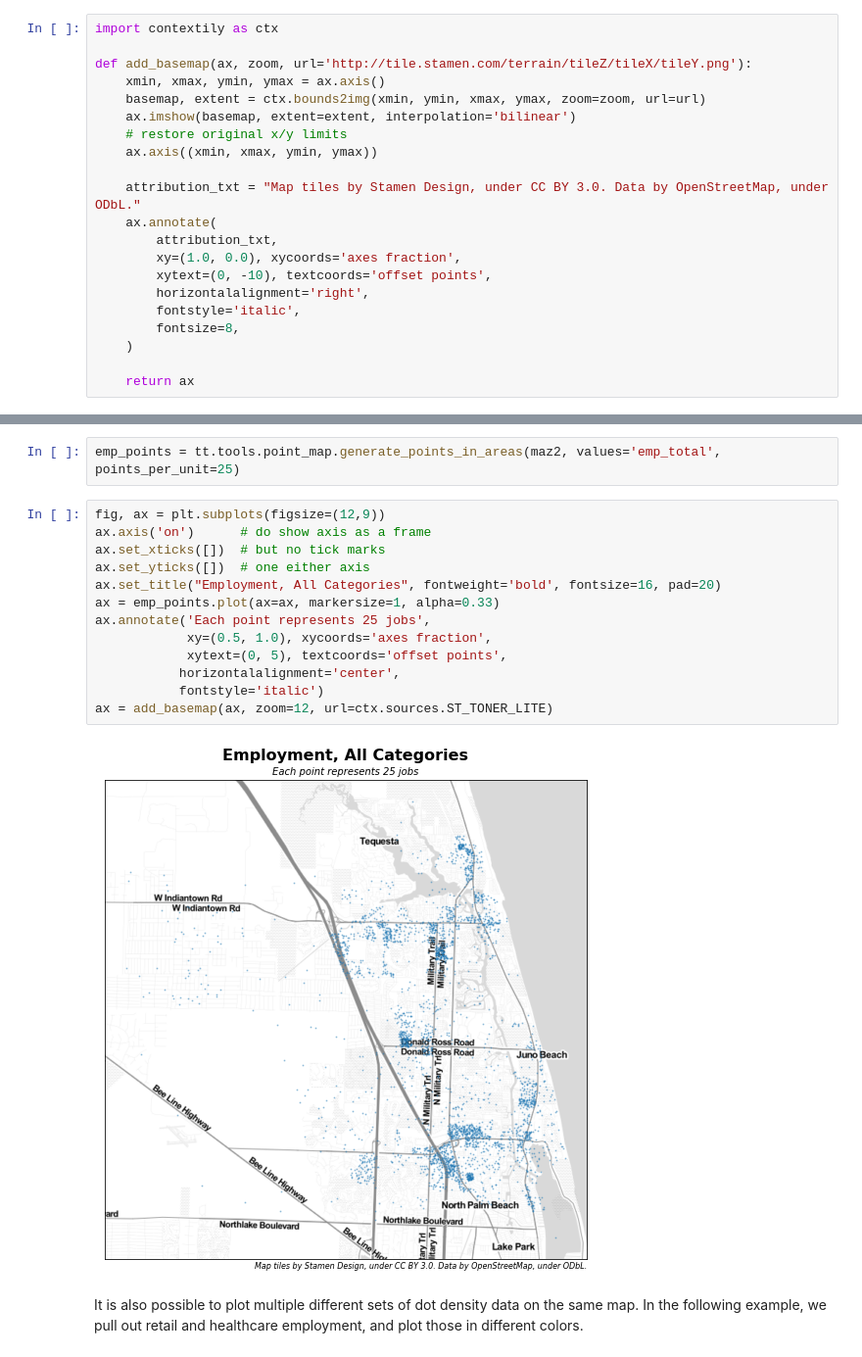
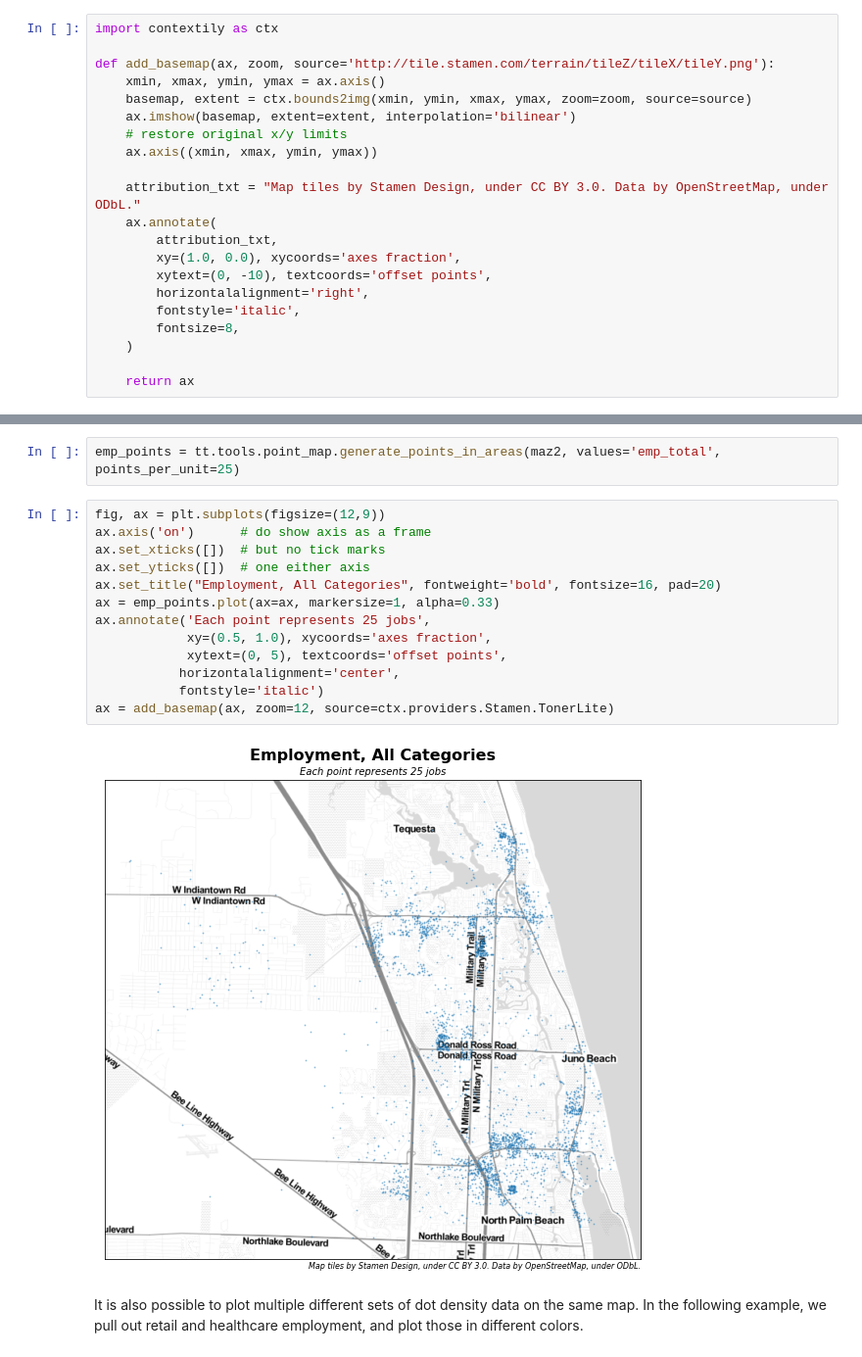
Before and after one commit to jpn--/python-for-transportation-modeling, a Jupyter notebook: course-content/geographic-analysis/static-maps.ipynb, the cells around one changed output, grey strips where cells are left out. Shown at 98% size. Cells and saved outputs as stored; diff of their text form.

```diff
--- a/course-content/geographic-analysis/static-maps.ipynb
+++ b/course-content/geographic-analysis/static-maps.ipynb
@@ -181,9 +181,9 @@ familiar map content.  To do so, we will need to get some map tiles (rendered ma
 # %%
 import contextily as ctx
 
-def add_basemap(ax, zoom, url='http://tile.stamen.com/terrain/tileZ/tileX/tileY.png'):
+def add_basemap(ax, zoom, source='http://tile.stamen.com/terrain/tileZ/tileX/tileY.png'):
     xmin, xmax, ymin, ymax = ax.axis()
-    basemap, extent = ctx.bounds2img(xmin, ymin, xmax, ymax, zoom=zoom, url=url)
+    basemap, extent = ctx.bounds2img(xmin, ymin, xmax, ymax, zoom=zoom, source=source)
     ax.imshow(basemap, extent=extent, interpolation='bilinear')
     # restore original x/y limits
     ax.axis((xmin, xmax, ymin, ymax))
@@ -255,18 +255,18 @@ emp_points = tt.tools.point_map.generate_points_in_areas(maz2, values='emp_total
 # %%
 fig, ax = plt.subplots(figsize=(12,9))
 ax.axis('on')      # do show axis as a frame
 ax.set_xticks([])  # but no tick marks
 ax.set_yticks([])  # one either axis
 ax.set_title("Employment, All Categories", fontweight='bold', fontsize=16, pad=20)
 ax = emp_points.plot(ax=ax, markersize=1, alpha=0.33)
 ax.annotate('Each point represents 25 jobs',
             xy=(0.5, 1.0), xycoords='axes fraction',
             xytext=(0, 5), textcoords='offset points',
            horizontalalignment='center',
            fontstyle='italic')
-ax = add_basemap(ax, zoom=12, url=ctx.sources.ST_TONER_LITE)
+ax = add_basemap(ax, zoom=12, source=ctx.providers.Stamen.TonerLite)
 # %% [output]
-[figure, old version]
+[figure, new version]
 # %% [markdown]
 It is also possible to plot multiple different sets of dot density data
 on the same map.  In the following example, we pull out retail and healthcare
```
Also changed, not shown: parts of 9 cells of this notebook, 2 other files.
